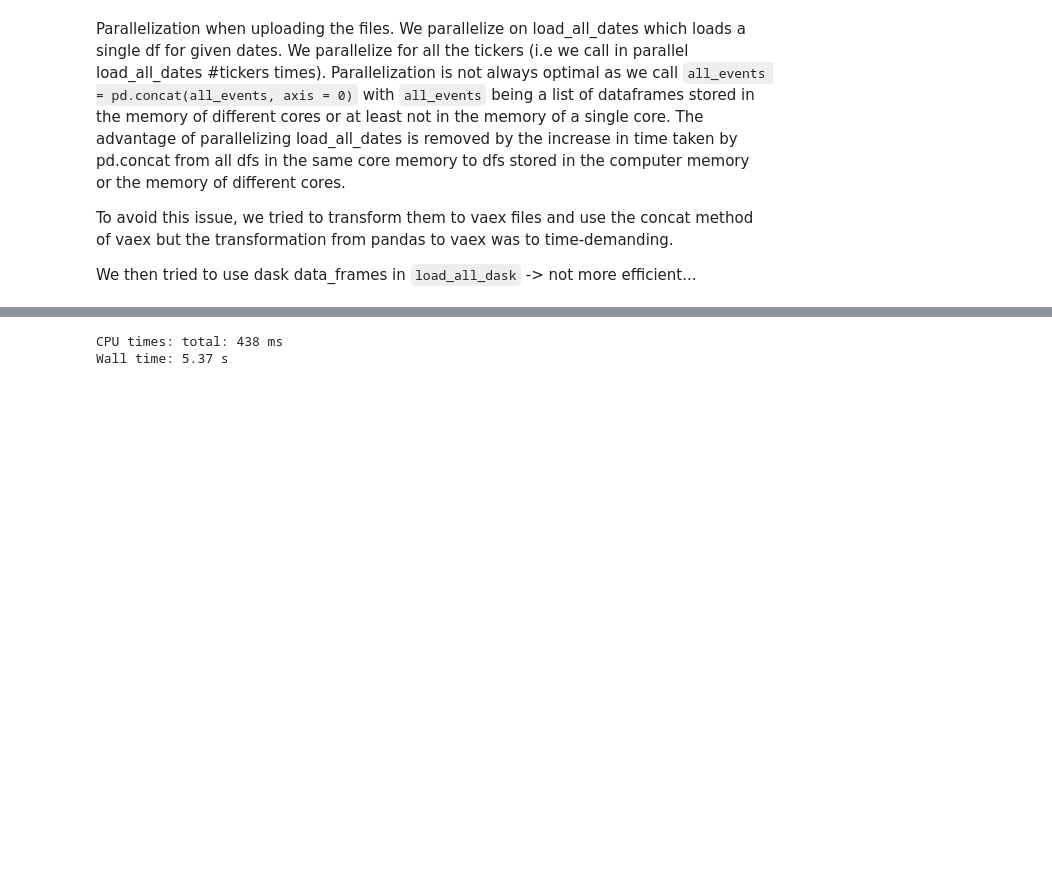
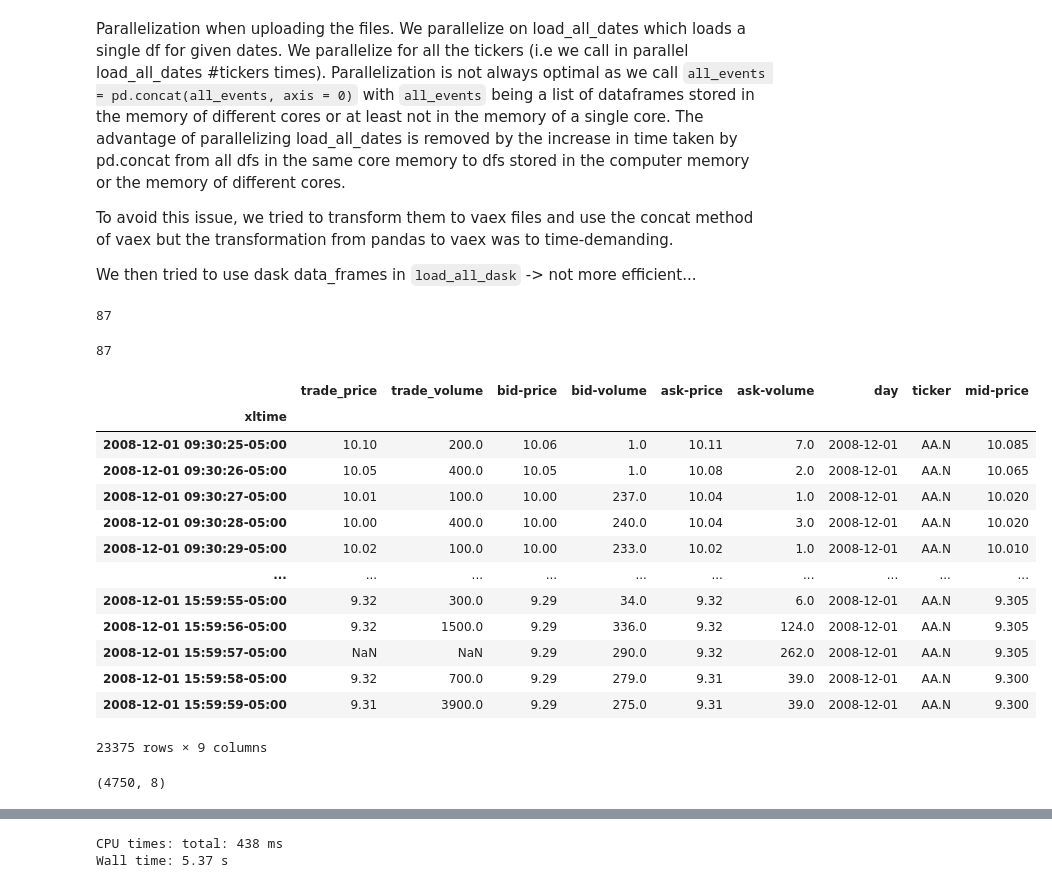
Before and after one commit to chgendreau/market-states-trading-strategy, a Jupyter notebook: charles_test.ipynb, the cells around one changed output, grey strips where cells are left out. Drawn from its saved outputs; the diff is of its cells as text; code cells hidden in the pictures; blank space fills up the shorter version.

Commit message:
second tick upload data

```diff
--- a/charles_test.ipynb
+++ b/charles_test.ipynb
@@ -15,5 +15,40 @@ Parallelization is not always optimal as we call
 To avoid this issue, we tried to transform them to vaex files and use the concat method of vaex but the transformation from pandas to vaex was to time-demanding.
 
 We then tried to use dask data_frames in `load_all_dask` -> not more efficient...
+# %%
+dirBase = 'E:/FinancialData/sp100_2004-8'
+country = 'US'
+tickers = get_all_tickers(dirBase, country, type ='bbo')
+print(len(tickers))
+# %% [output]
+87
+# %%
+tickers = get_all_tickers(dirBase = dirBase, country = country)
+print(len(tickers))
+# %% [output]
+87
+# %%
+test_df = load_all(tickers = ['AA.N'], start_date = pd.to_datetime('2008-12-01'), end_date=pd.to_datetime('2008-12-01'), dirBase = dirBase)
+test_df
+# %% [output]
+|  | trade_price | trade_volume | bid-price | bid-volume | ask-price | ask-volume | day | ticker | mid-price |
+| xltime |  |  |  |  |  |  |  |  |  |
+| 2008-12-01 09:30:25-05:00 | 10.10 | 200.0 | 10.06 | 1.0 | 10.11 | 7.0 | 2008-12-01 | AA.N | 10.085 |
+| 2008-12-01 09:30:26-05:00 | 10.05 | 400.0 | 10.05 | 1.0 | 10.08 | 2.0 | 2008-12-01 | AA.N | 10.065 |
+| 2008-12-01 09:30:27-05:00 | 10.01 | 100.0 | 10.00 | 237.0 | 10.04 | 1.0 | 2008-12-01 | AA.N | 10.020 |
+| 2008-12-01 09:30:28-05:00 | 10.00 | 400.0 | 10.00 | 240.0 | 10.04 | 3.0 | 2008-12-01 | AA.N | 10.020 |
+| 2008-12-01 09:30:29-05:00 | 10.02 | 100.0 | 10.00 | 233.0 | 10.02 | 1.0 | 2008-12-01 | AA.N | 10.010 |
+| ... | ... | ... | ... | ... | ... | ... | ... | ... | ... |
+| 2008-12-01 15:59:55-05:00 | 9.32 | 300.0 | 9.29 | 34.0 | 9.32 | 6.0 | 2008-12-01 | AA.N | 9.305 |
+| 2008-12-01 15:59:56-05:00 | 9.32 | 1500.0 | 9.29 | 336.0 | 9.32 | 124.0 | 2008-12-01 | AA.N | 9.305 |
+| 2008-12-01 15:59:57-05:00 | NaN | NaN | 9.29 | 290.0 | 9.32 | 262.0 | 2008-12-01 | AA.N | 9.305 |
+| 2008-12-01 15:59:58-05:00 | 9.32 | 700.0 | 9.29 | 279.0 | 9.31 | 39.0 | 2008-12-01 | AA.N | 9.300 |
+| 2008-12-01 15:59:59-05:00 | 9.31 | 3900.0 | 9.29 | 275.0 | 9.31 | 39.0 | 2008-12-01 | AA.N | 9.300 |
+23375 rows × 9 columns
+# %%
+test_resampled = test_df.resample('1s').first()
+test_resampled.dropna(subset = ['trade_price'], inplace=False).shape
+# %% [output]
+(4750, 8)
 # %%
 %%time
```
Also changed, not shown: parts of 13 cells of this notebook, 1 other file.
